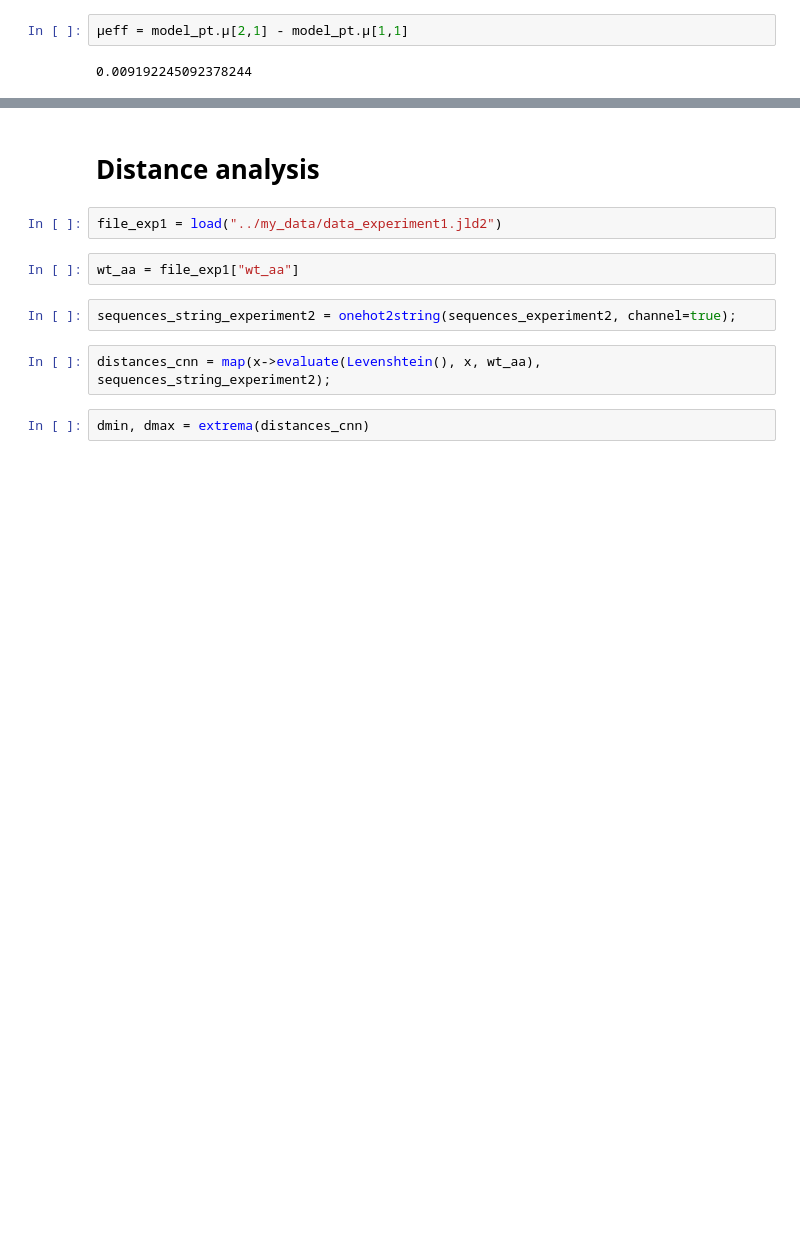
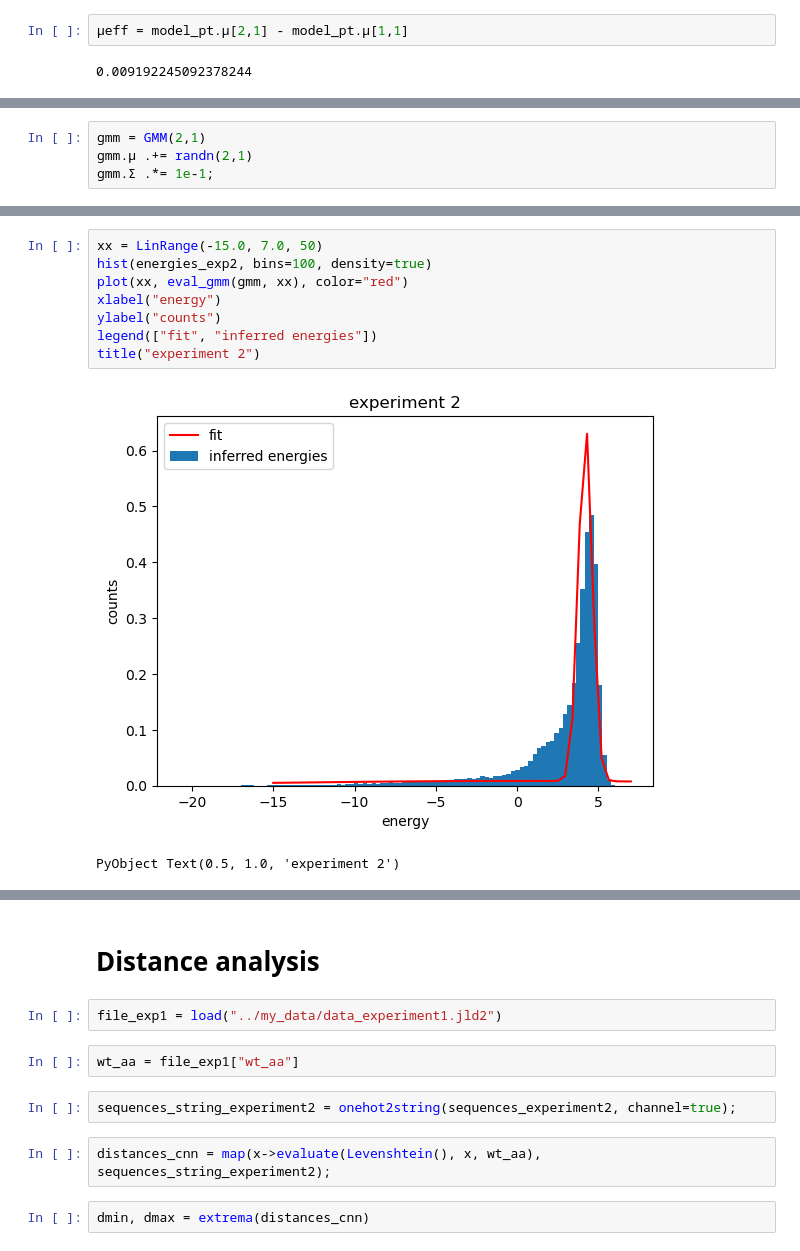
Before and after one commit to matteodeleonardis/unsupervised_aav2, a Jupyter notebook: analysis/experiment1.ipynb, the cells around one changed output, grey strips where cells are left out. Saved outputs shown, nothing was run; the diff lists cells and outputs as text; blank space fills up the shorter version.

```diff
--- a/analysis/experiment1.ipynb
+++ b/analysis/experiment1.ipynb
@@ -241,0 +259,4 @@ ax[2,2].hist(exp.(ls_experiment2_filtered), bins=100);
+# %%
+gmm = GMM(2,1)
+gmm.μ .+= randn(2,1)
+gmm.Σ .*= 1e-1;
@@ -241,0 +283,11 @@ ax[2,2].hist(exp.(ls_experiment2_filtered), bins=100);
+# %%
+xx = LinRange(-15.0, 7.0, 50)
+hist(energies_exp2, bins=100, density=true)
+plot(xx, eval_gmm(gmm, xx), color="red")
+xlabel("energy")
+ylabel("counts")
+legend(["fit", "inferred energies"])
+title("experiment 2")
+# %% [output]
+[figure, added]
+PyObject Text(0.5, 1.0, 'experiment 2')
```
Also changed, not shown: parts of 8 cells of this notebook, 1 other file.
